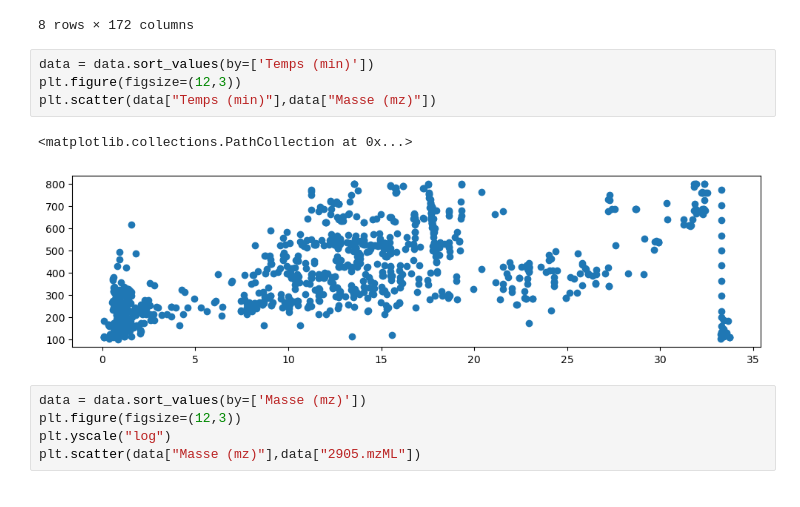
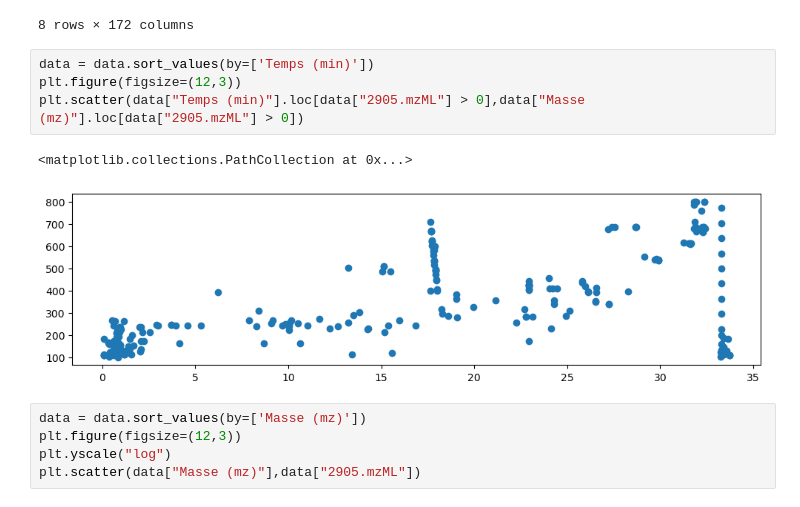
Before and after one commit to VincentEnOptionRV/somicor, a Jupyter notebook: Graphiques.ipynb, the cells around one changed output. Cells and saved outputs as stored; diff of their text form.

```diff
--- a/Graphiques.ipynb
+++ b/Graphiques.ipynb
@@ -41,10 +47,10 @@ data.describe()
 # %%
 data = data.sort_values(by=['Temps (min)'])
 plt.figure(figsize=(12,3))
-plt.scatter(data["Temps (min)"],data["Masse (mz)"])
+plt.scatter(data["Temps (min)"].loc[data["2905.mzML"] > 0],data["Masse (mz)"].loc[data["2905.mzML"] > 0])
 # %% [output]
 <matplotlib.collections.PathCollection at 0x...>
-[figure, old version]
+[figure, new version]
 # %%
 data = data.sort_values(by=['Masse (mz)'])
 plt.figure(figsize=(12,3))
```
Also changed, not shown: parts of 1 cell of this notebook, 2 other files.
